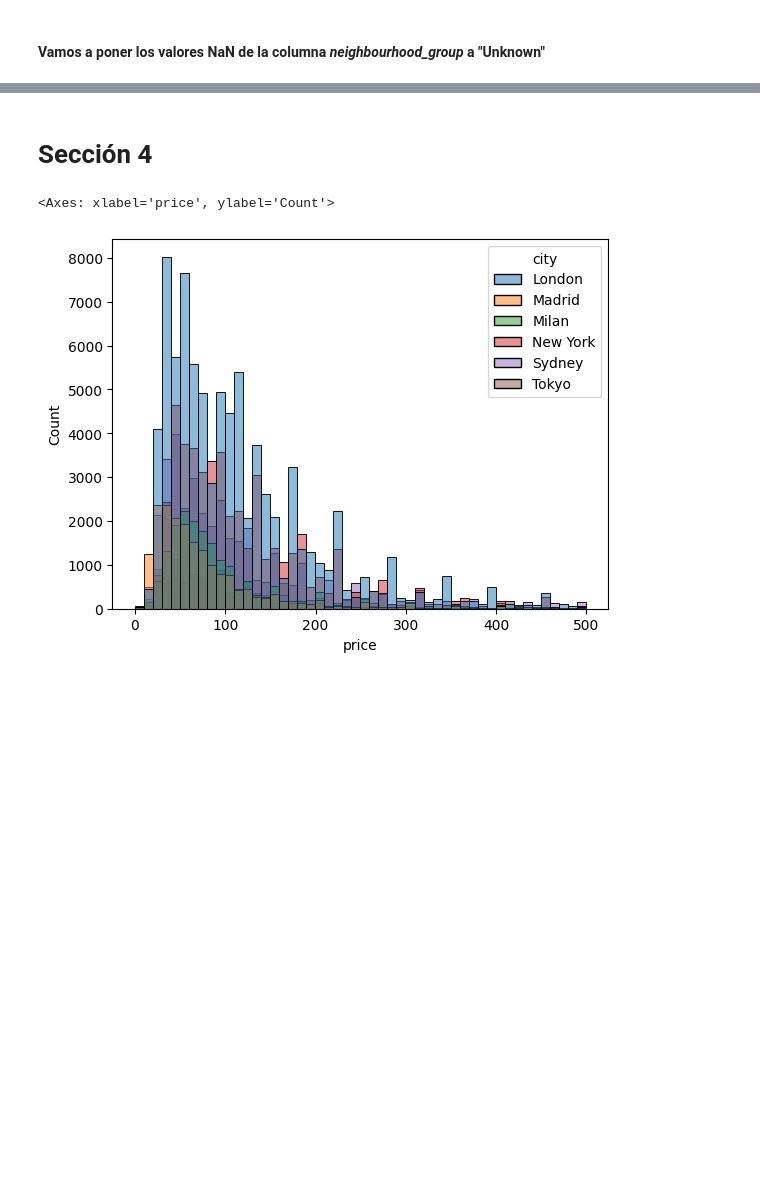
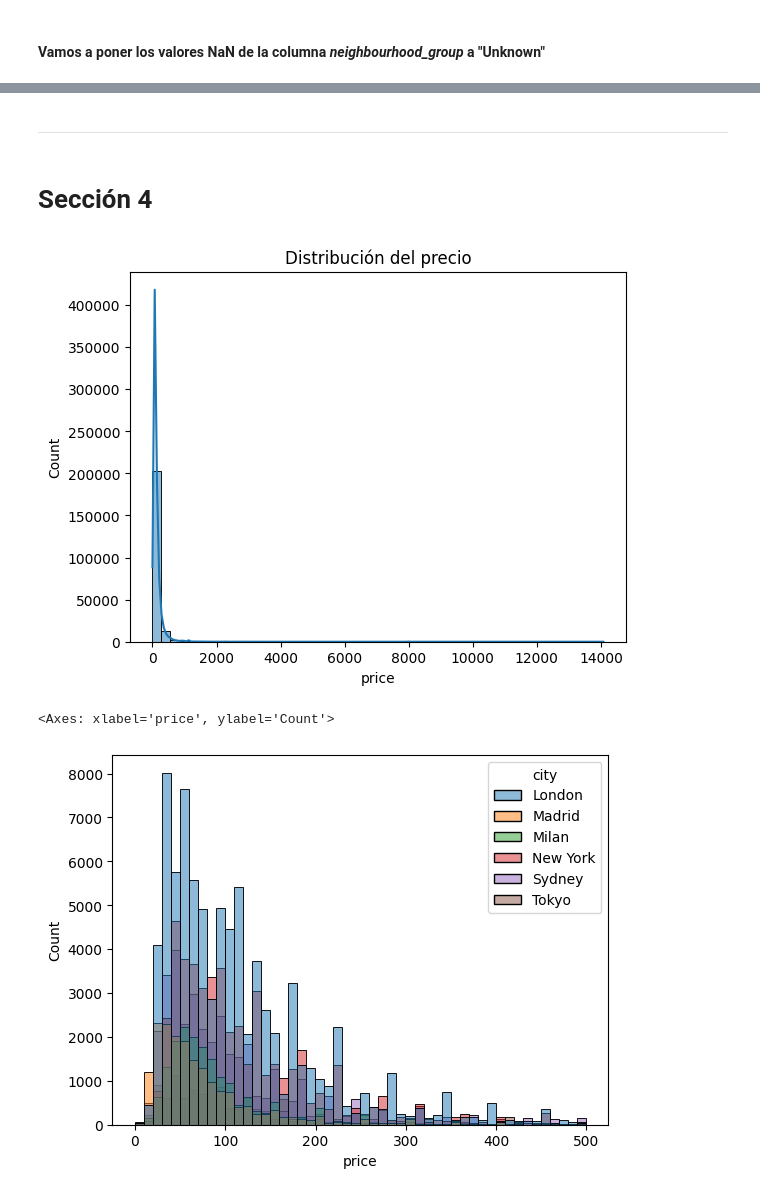
Before and after one commit to Bootcamp-IA-P6/P8_Data_Analysis, a Jupyter notebook: notebooks/01_eda_inicial_v_02.ipynb, the cells around one changed output, grey strips where cells are left out. Cells and saved outputs as stored; diff of their text form; code cells hidden in the pictures; blank space fills up the shorter version.

```diff
--- a/notebooks/01_eda_inicial_v_02.ipynb
+++ b/notebooks/01_eda_inicial_v_02.ipynb
@@ -904,0 +995,2 @@ plt.show()
+# %%
+df_all.drop(['name'], axis=1, inplace=True)
@@ -904,0 +1007,2 @@ plt.show()
+# %%
+df_all['host_type'] = np.where(df_all['calculated_host_listings_count'] > 3, 'superhost', 'host')
@@ -905,5 +1018,14 @@ plt.show()
+# %% [markdown]
+---
 # %% [markdown]
 # Sección 4
+# %%
+# Análisis de la variable precio
+sns.histplot(df_all['price'], bins=50, kde=True)
+plt.title('Distribución del precio')
+plt.show()
+# %% [output]
+[figure, added]
 # %%
 # Distribución de precios por ciudad
 sns.histplot(data=df_all[df_all['price'] < 500], x="price", hue="city", bins=50)
```
Also changed, not shown: parts of 78 cells of this notebook, 6 other files.
